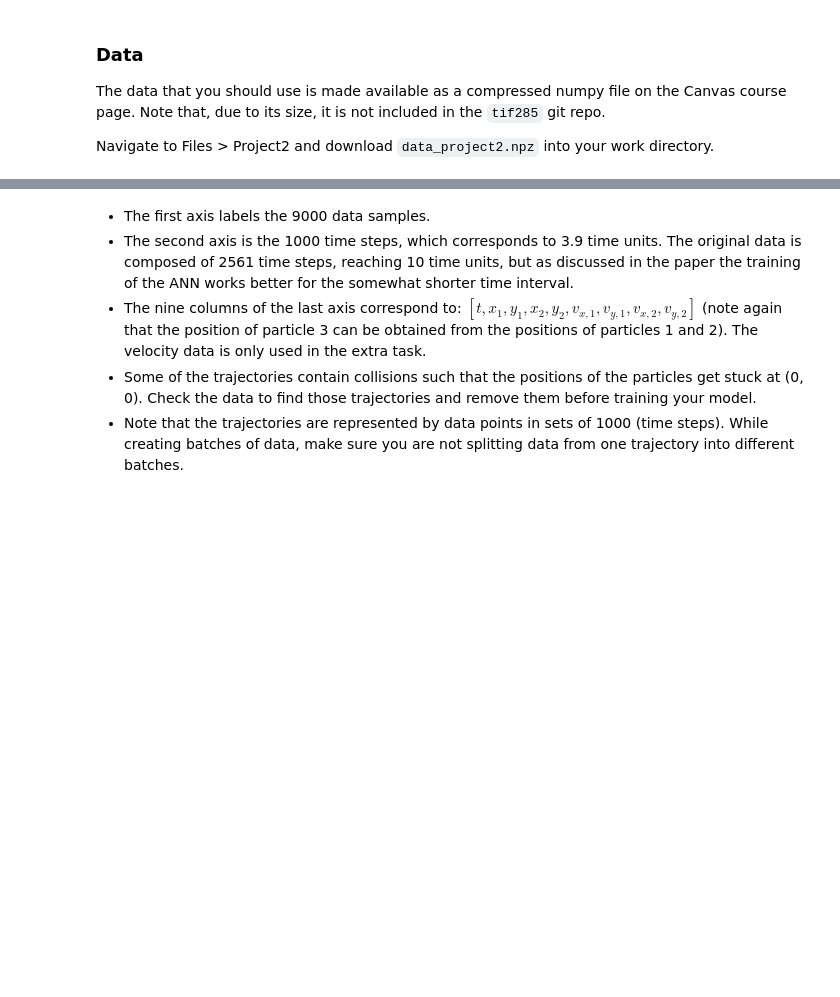
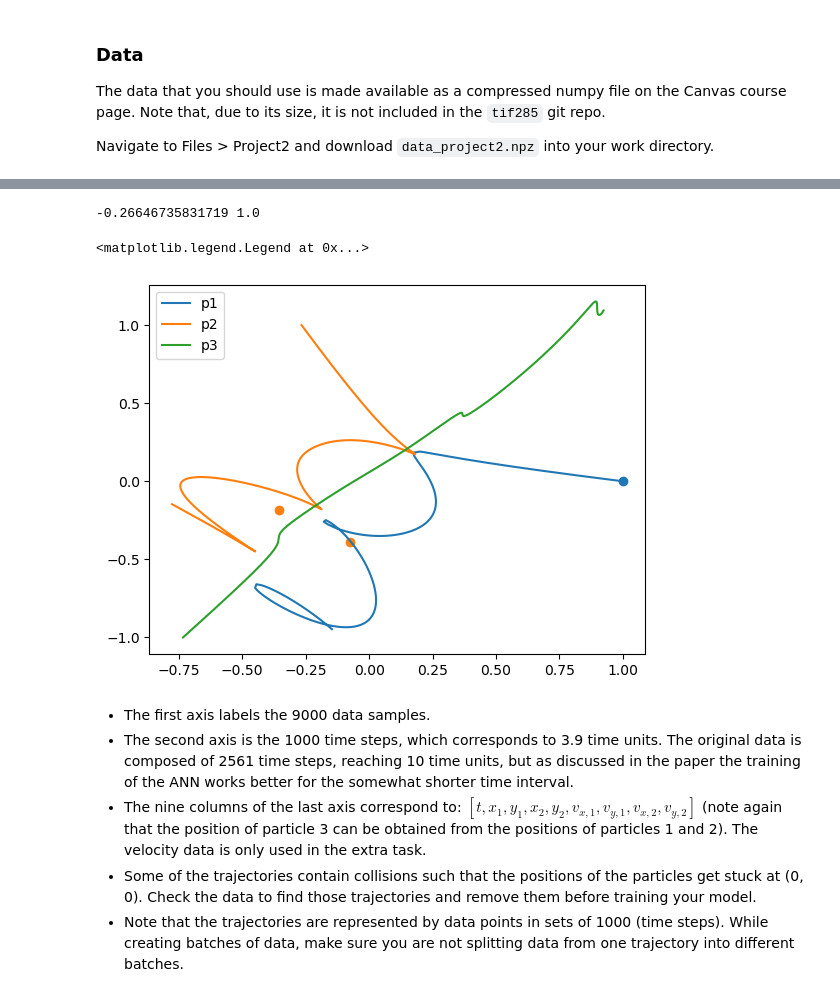
Before and after one commit to wonder-coconut/tif285_project_2, a Jupyter notebook: TIF285_Project2.ipynb, the cells around one changed output, grey strips where cells are left out. Cells and saved outputs as stored; diff of their text form; code cells hidden in the pictures; blank space fills up the shorter version.

Commit message:
plotting dataset trajectories

```diff
--- a/TIF285_Project2.ipynb
+++ b/TIF285_Project2.ipynb
@@ -70,3 +70,26 @@ FileNotFoundError: [Errno 2] No such file or directory: 'data_project2.npz'
+# %%
+i = 0 #training set index
+
+x1 = np.array(data[i][:,1]) #p1 position
+y1 = np.array(data[i][:,2])
+x2 = np.array(data[i][:,3]) #p2 position
+y2 = np.array(data[i][:,1])
+x3 = -x1-x2 #p3 position
+y3 = -y1-y2
+
+print(x2[0],y2[0])
+
+plt.plot(x1,y1,label='p1') #three body trajectory plot
+plt.plot(x2,y2,label='p2')
+plt.plot(x3,y3,label='p3')
+plt.scatter((1),(0)) #initial position plot for p1 (1,0)
+-0.074 -0.388 -0.356 -0.183
+plt.scatter((-0.074,-0.356),(-0.388,-0.183))
+plt.legend()
+# %% [output]
+-0.26646735831719 1.0
+<matplotlib.legend.Legend at 0x...>
+[figure, added]
 # %% [markdown]
 - The first axis labels the 9000 data samples.
 - The second axis is the 1000 time steps, which corresponds to 3.9 time units. The original data is composed of 2561 time steps, reaching 10 time units, but as discussed in the paper the training of the ANN works better for the somewhat shorter time interval.
```
Also changed, not shown: parts of 4 cells of this notebook, 1 other file.
